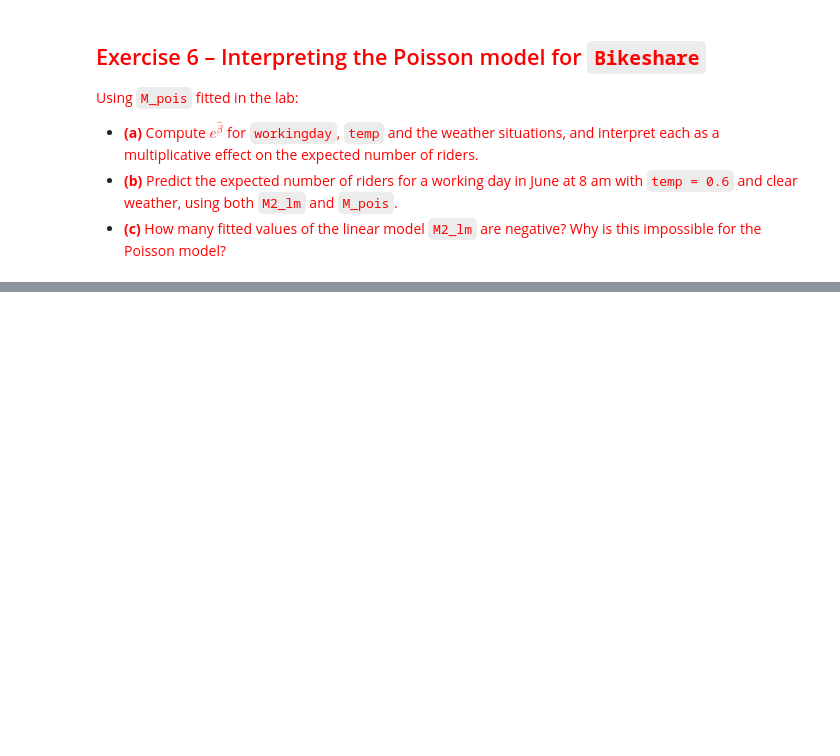
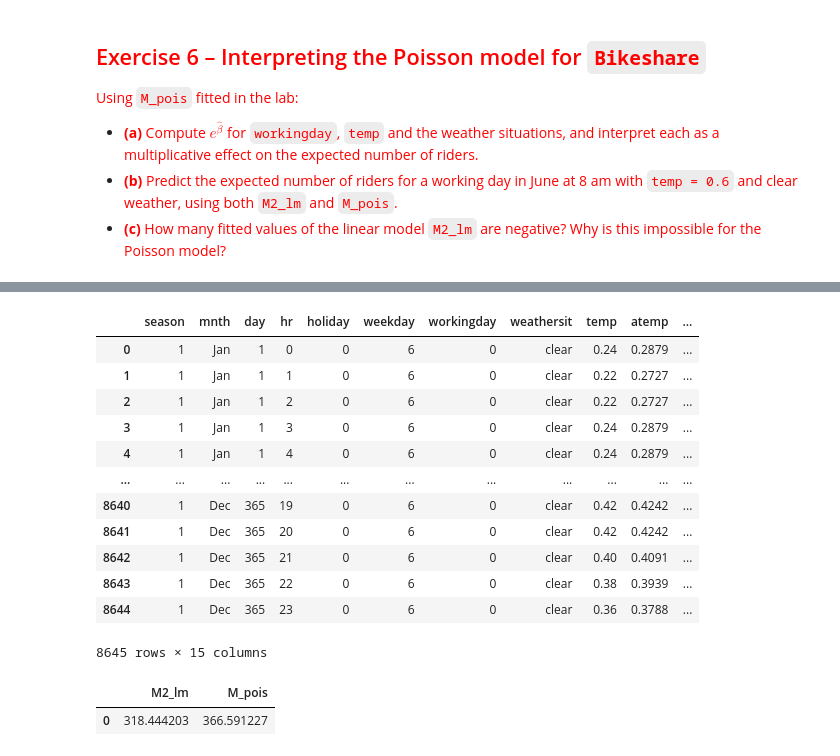
Before and after one commit to CozyCode890/IT171IU-labs, a Jupyter notebook: IT171IU_Lab03_Lê Thái Đức Tùng_ITDSIU24055.ipynb, the cells around one changed output, grey strips where cells are left out. Cells and saved outputs as stored; diff of their text form; code cells hidden in the pictures; blank space fills up the shorter version.

```diff
--- a/IT171IU_Lab03_Lê Thái Đức Tùng_ITDSIU24055.ipynb
+++ b/IT171IU_Lab03_Lê Thái Đức Tùng_ITDSIU24055.ipynb
@@ -659,6 +657,21 @@ Name: AUC, dtype: float64
 - <span style="color:red">**(a)** Compute $e^{\hat\beta}$ for `workingday`, `temp` and the weather situations, and interpret each as a multiplicative effect on the expected number of riders.</span>
 - <span style="color:red">**(b)** Predict the expected number of riders for a working day in June at 8 am with `temp = 0.6` and clear weather, using both `M2_lm` and `M_pois`.</span>
 - <span style="color:red">**(c)** How many fitted values of the linear model `M2_lm` are negative? Why is this impossible for the Poisson model?</span>
+# %%
+Bike = load_data('Bikeshare')
+hr_encode = contrast('hr', 'sum')
+mnth_encode = contrast('mnth', 'sum')
+
+var = [mnth_encode,
+         hr_encode,
+        'workingday',
+        'temp',
+        'weathersit']
+X2 = design_matrix(var, Bike)
+
+Y = Bike['bikers']
+M_pois = sm.GLM(Y, X2, family=sm.families.Poisson()).fit()
+M2_lm = sm.OLS(Y, X2).fit()
 # %%
 # ✍️ Exercise 6 – your code
 # Write your code below (replace the TODOs), then run the cell (Shift+Enter).
@@ -667,0 +707,43 @@ coef_p = M_pois.params
+# %%
+Bike
+# %% [output]
+|  | season | mnth | day | hr | holiday | weekday | workingday | weathersit | temp | atemp | ... |
+| 0 | 1 | Jan | 1 | 0 | 0 | 6 | 0 | clear | 0.24 | 0.2879 | ... |
+| 1 | 1 | Jan | 1 | 1 | 0 | 6 | 0 | clear | 0.22 | 0.2727 | ... |
+| 2 | 1 | Jan | 1 | 2 | 0 | 6 | 0 | clear | 0.22 | 0.2727 | ... |
+| 3 | 1 | Jan | 1 | 3 | 0 | 6 | 0 | clear | 0.24 | 0.2879 | ... |
+| 4 | 1 | Jan | 1 | 4 | 0 | 6 | 0 | clear | 0.24 | 0.2879 | ... |
+| ... | ... | ... | ... | ... | ... | ... | ... | ... | ... | ... | ... |
+| 8640 | 1 | Dec | 365 | 19 | 0 | 6 | 0 | clear | 0.42 | 0.4242 | ... |
+| 8641 | 1 | Dec | 365 | 20 | 0 | 6 | 0 | clear | 0.42 | 0.4242 | ... |
+| 8642 | 1 | Dec | 365 | 21 | 0 | 6 | 0 | clear | 0.40 | 0.4091 | ... |
+| 8643 | 1 | Dec | 365 | 22 | 0 | 6 | 0 | clear | 0.38 | 0.3939 | ... |
+| 8644 | 1 | Dec | 365 | 23 | 0 | 6 | 0 | clear | 0.36 | 0.3788 | ... |
+8645 rows × 15 columns
+# %%
+# (b) Predict the expected number of riders for a working day in June at 8 am
+# with `temp = 0.6` and clear weather, using both `M2_lm` and `M_pois`.
+spec = MS(var).fit(Bike)
+
+new_obs = pd.DataFrame({
+    "mnth": ["June"],
+    "hr": [8],
+    "workingday": [1],
+    "temp": [0.6],
+    "weathersit": ["clear"],
+})
+
+for col in ["mnth", "hr", "weathersit"]:
+    new_obs[col] = pd.Categorical(new_obs[col], categories=Bike[col].cat.categories)
+
+X_new = cast(pd.DataFrame, spec.transform(new_obs))
+assert list(X_new.columns) == list(X2.columns)
+
+pred_table = pd.DataFrame({
+    "M2_lm":  M2_lm.predict(X_new),
+    "M_pois": M_pois.predict(X_new),
+})
+pred_table
+# %% [output]
+|  | M2_lm | M_pois |
+| 0 | 318.444203 | 366.591227 |
```
Also changed, not shown: parts of 5 cells of this notebook.
